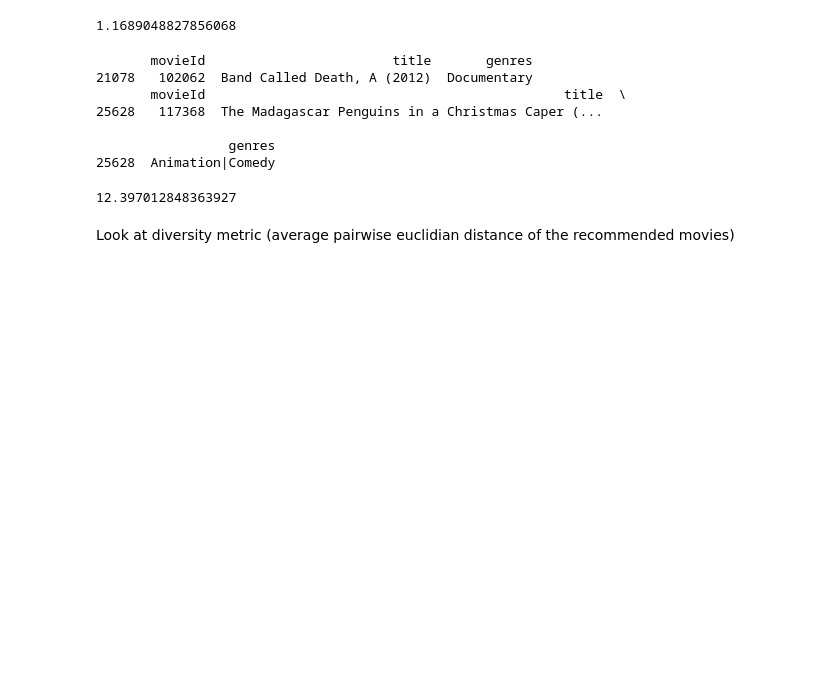
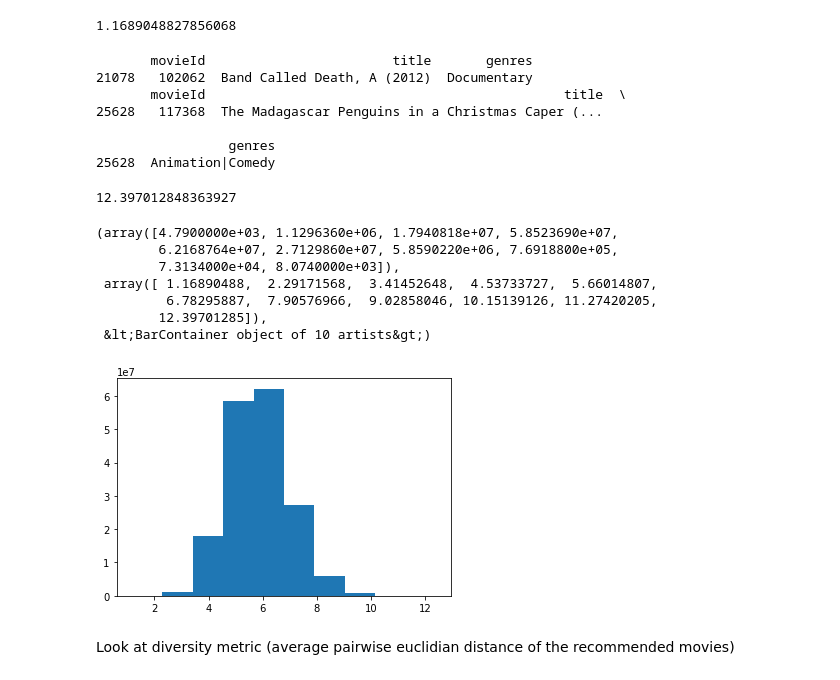
Before and after one commit to enoordeh/WestCoastDatathon, a Jupyter notebook: diversity.ipynb, the cells around one changed output. Drawn from its saved outputs; the diff is of its cells as text; code cells hidden in the pictures; blank space fills up the shorter version.

```diff
--- a/diversity.ipynb
+++ b/diversity.ipynb
@@ -140,5 +140,17 @@ print(movies_df[movies_df['movieId']==movie_tags_df.index[y]])
 dist.max()
 # %% [output]
 12.397012848363927
+# %%
+D = dist.flatten()
+plt.hist(D)
+# %% [output]
+(array([4.7900000e+03, 1.1296360e+06, 1.7940818e+07, 5.8523690e+07,
+        6.2168764e+07, 2.7129860e+07, 5.8590220e+06, 7.6918800e+05,
+        7.3134000e+04, 8.0740000e+03]),
+ array([ 1.16890488,  2.29171568,  3.41452648,  4.53733727,  5.66014807,
+         6.78295887,  7.90576966,  9.02858046, 10.15139126, 11.27420205,
+        12.39701285]),
+ &lt;BarContainer object of 10 artists&gt;)
+[figure, added]
 # %% [markdown]
 Look at diversity metric (average pairwise euclidian distance of the recommended movies)
```
Also changed, not shown: parts of 12 cells of this notebook, 2 other files.
